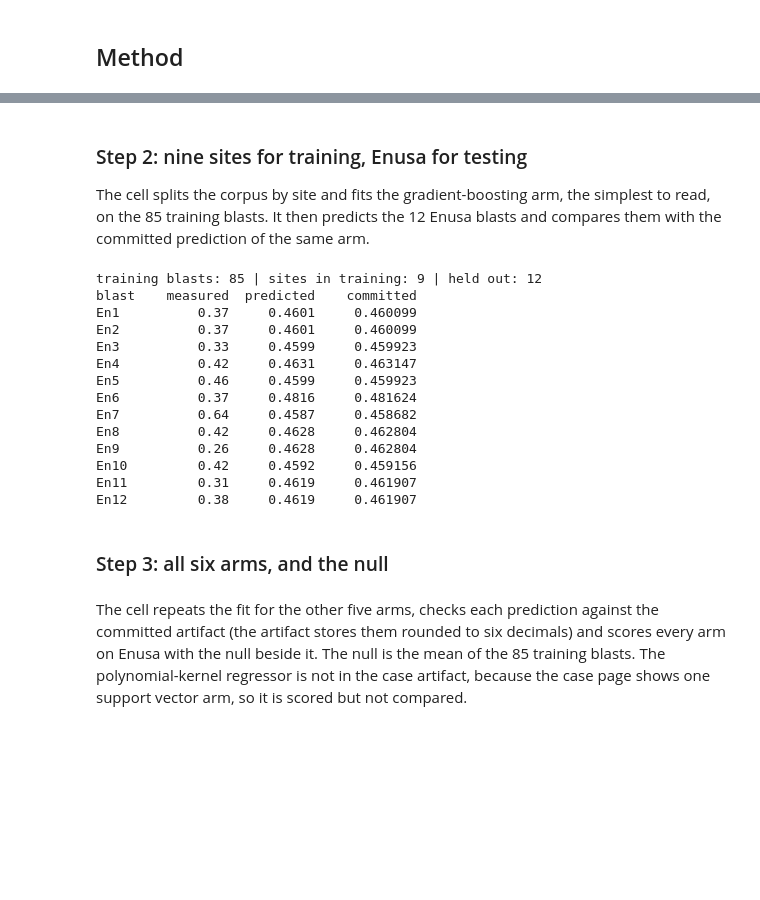
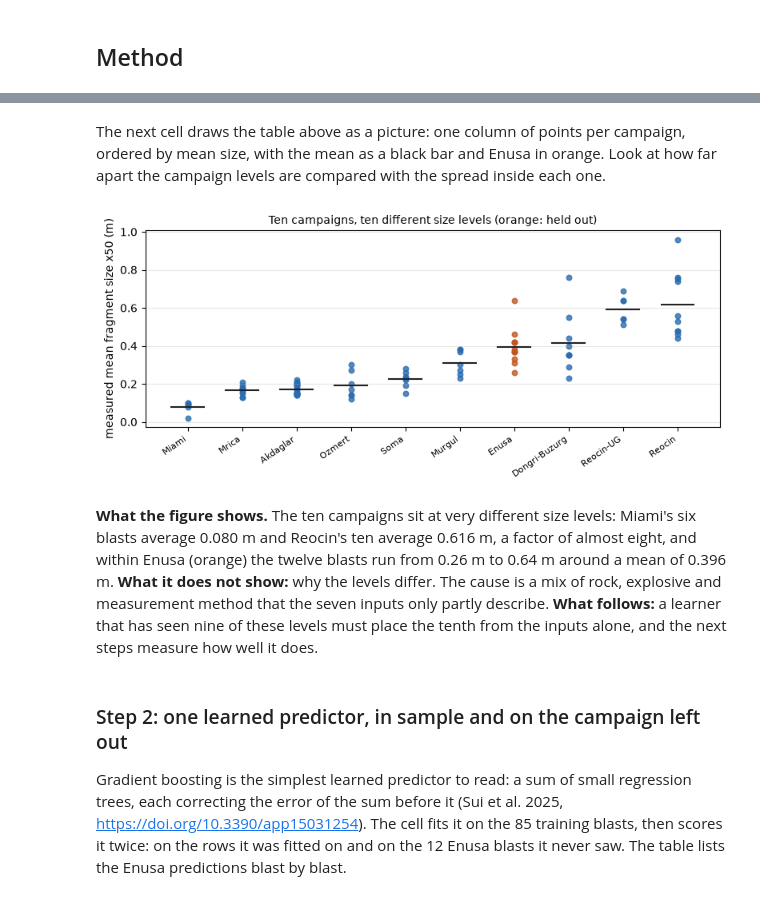
Before and after one commit to fsantibanezleal/CAOS_Fragmenta, a Jupyter notebook: notebooks/en/05-learned-arms/01-fitting-a-learned-arm-on-nine-sites.ipynb, the cells around one changed output, grey strips where cells are left out. Saved outputs shown, nothing was run; the diff lists cells and outputs as text; code cells hidden in the pictures; blank space fills up the shorter version.

```diff
--- a/notebooks/en/05-learned-arms/01-fitting-a-learned-arm-on-nine-sites.ipynb
+++ b/notebooks/en/05-learned-arms/01-fitting-a-learned-arm-on-nine-sites.ipynb
@@ -77,36 +107,25 @@ stacking              offline-train-live-infer  Sui, Zhou, Zhao, Yang and Zou 20
 # %% [markdown]
-### Step 2: nine sites for training, Enusa for testing
-
-The cell splits the corpus by site and fits the gradient-boosting arm, the simplest to read, on the 85 training blasts. It then predicts the 12 Enusa blasts and compares them with the committed prediction of the same arm.
+The next cell draws the table above as a picture: one column of points per campaign, ordered by mean size, with the mean as a black bar and Enusa in orange. Look at how far apart the campaign levels are compared with the spread inside each one.
 # %%
-# Split by site, fit one arm on the nine training campaigns and predict the held-out one
-train = bf.load_training_corpus()
-fit_rows = [b for b in train if b.site != "Enusa"]
-test_rows = [b for b in train if b.site == "Enusa"]
-print("training blasts:", len(fit_rows), "| sites in training:", len({b.site for b in fit_rows}), "| held out:", len(test_rows))
-artifact = json.loads((DERIVED / "real-enusa" / "case.json").read_text(encoding="utf-8"))
-boosting = factories["xgboost"]().fit(fit_rows)
-predictions = boosting.predict(test_rows)
-print(f"{'blast':<7}{'measured':>10}{'predicted':>11}{'committed':>13}")
-for blast, p in zip(test_rows, predictions):
-    print(f"{blast.blast_id:<7}{blast.x50_m:>10.2f}{p.x50_m:>11.4f}{artifact['predictions']['xgboost'][blast.blast_id]['x50_m']:>13.6f}")
+# Measured mean size by campaign; Enusa is the one the learners never see
+order = sorted(sizes, key=lambda site: np.mean(sizes[site]))
+fig, ax = plt.subplots(figsize=(8, 3.6))
+for k, site in enumerate(order):
+    color = "#c05621" if site == "Enusa" else "#2b6cb0"
+    ax.scatter(np.full(len(sizes[site]), k), sizes[site], s=22, color=color, alpha=0.8)
+    ax.plot([k - 0.3, k + 0.3], [np.mean(sizes[site])] * 2, color="#222", lw=1.5)
+ax.set_xticks(range(len(order)), order, rotation=35, ha="right", fontsize=8)
+ax.set_ylabel("measured mean fragment size x50 (m)")
+ax.set_title("Ten campaigns, ten different size levels (orange: held out)", fontsize=10)
+ax.grid(axis="y", alpha=0.3)
+fig.tight_layout()
+plt.show()
 # %% [output]
-training blasts: 85 | sites in training: 9 | held out: 12
-blast    measured  predicted    committed
-En1          0.37     0.4601     0.460099
-En2          0.37     0.4601     0.460099
-En3          0.33     0.4599     0.459923
-En4          0.42     0.4631     0.463147
-En5          0.46     0.4599     0.459923
-En6          0.37     0.4816     0.481624
-En7          0.64     0.4587     0.458682
-En8          0.42     0.4628     0.462804
-En9          0.26     0.4628     0.462804
-En10         0.42     0.4592     0.459156
-En11         0.31     0.4619     0.461907
-En12         0.38     0.4619     0.461907
+[figure, added]
 # %% [markdown]
-### Step 3: all six arms, and the null
+**What the figure shows.** The ten campaigns sit at very different size levels: Miami's six blasts average 0.080 m and Reocin's ten average 0.616 m, a factor of almost eight, and within Enusa (orange) the twelve blasts run from 0.26 m to 0.64 m around a mean of 0.396 m. **What it does not show:** why the levels differ. The cause is a mix of rock, explosive and measurement method that the seven inputs only partly describe. **What follows:** a learner that has seen nine of these levels must place the tenth from the inputs alone, and the next steps measure how well it does.
 # %% [markdown]
-The cell repeats the fit for the other five arms, checks each prediction against the committed artifact (the artifact stores them rounded to six decimals) and scores every arm on Enusa with the null beside it. The null is the mean of the 85 training blasts. The polynomial-kernel regressor is not in the case artifact, because the case page shows one support vector arm, so it is scored but not compared.
+### Step 2: one learned predictor, in sample and on the campaign left out
+
+Gradient boosting is the simplest learned predictor to read: a sum of small regression trees, each correcting the error of the sum before it (Sui et al. 2025, https://doi.org/10.3390/app15031254). The cell fits it on the 85 training blasts, then scores it twice: on the rows it was fitted on and on the 12 Enusa blasts it never saw. The table lists the Enusa predictions blast by blast.
 # %%
```
Also changed, not shown: parts of 28 cells of this notebook, 5 other files.
